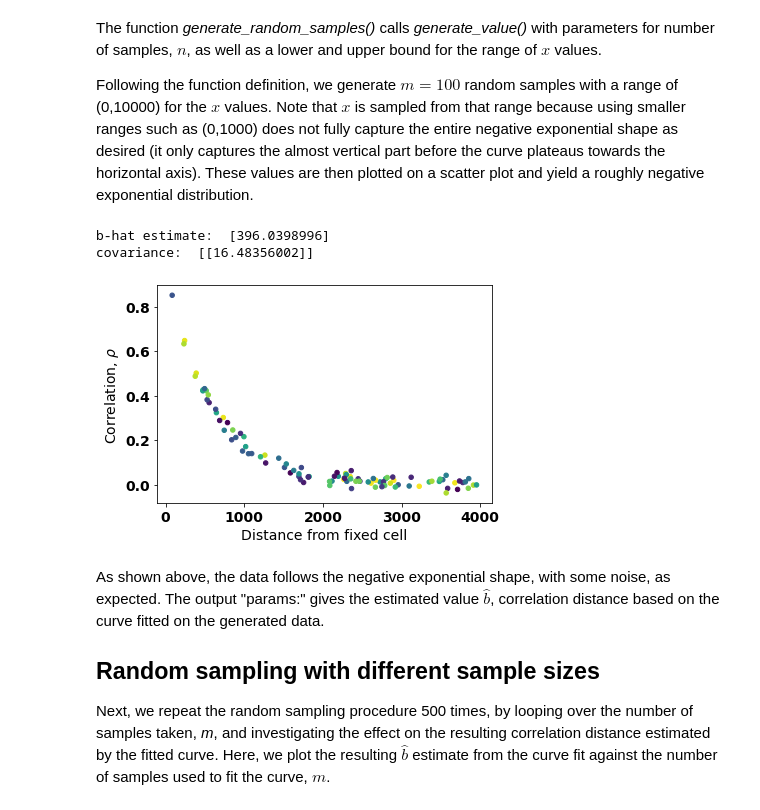
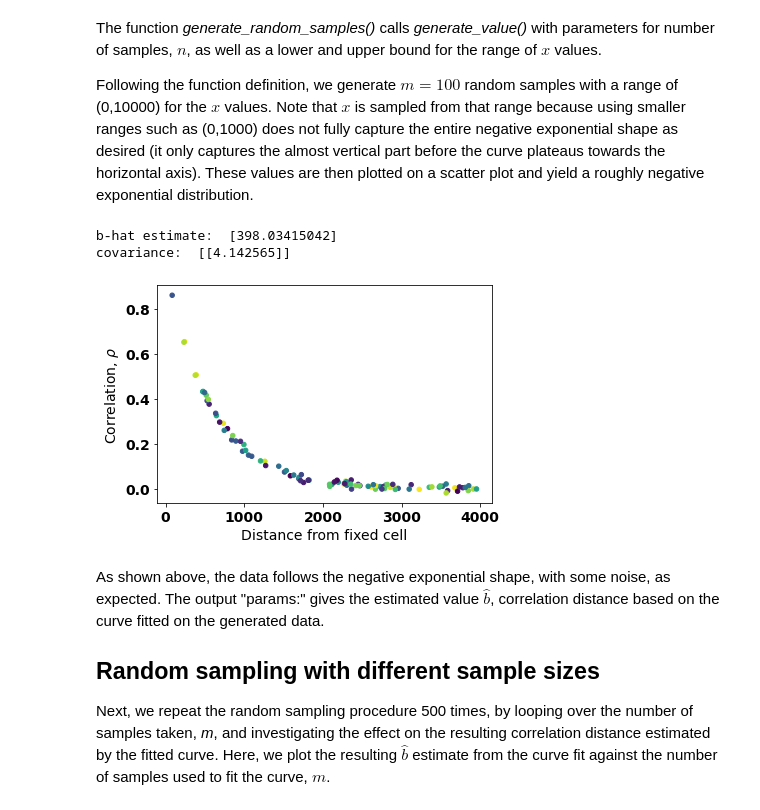
Before and after one commit to mustafa-majid-uu/curvefit_sampling, a Jupyter notebook: sampling.ipynb, the cells around one changed output. Drawn from its saved outputs; the diff is of its cells as text; code cells hidden in the pictures.

```diff
--- a/sampling.ipynb
+++ b/sampling.ipynb
@@ -24,17 +24,17 @@ The following are two of the functions used for the experiment. The first is the
 The second function calls the first to generate a value of $\rho$ for a given $x$ value input. The parameter $b$ is fixed as 500. The noise is simulated by adding a value to $\rho$ that was sampled from a normal distribution with mean = 0 and standard deviation = 0.05. The standard deviation was chosen to be small enough to not cause deviations from the negative exponential curve, but it was big enough to introduce adequate noise in the results.
 # %%
 np.random.seed(0)
-error_val = 0.02
+#error_val = 0.02
 
 #function to calculate correlation (rho) for distance to cell, d, and correlation distance, D
 def cordist(d,D):
     rho = 2**(-d/D)
     return(rho)
 
-#generate correlation value using the function above, with corr. distance fixed  (D=500km). Distance to grid cell, d, is the input parameter.
-def generate_value(d):
+#generate correlation value using the function above, with corr. distance fixed  (D=400km). Distance to grid cell, d, is the input parameter.
+def generate_value(d,err):
     rho = cordist(d,400)
-    rho += np.random.normal(0.0, error_val, 1)[0]  #add random error to rho, taken from a normal distribution with mean = 0 and standard deviation = 0.02
+    rho += np.random.normal(0.0, err, 1)[0]  #add random error to rho, taken from a normal distribution with mean = 0 and standard deviation = 0.02
 
     if rho > 1: #correlation cannot be outside the range [-1,1], so I have chosen to truncate the value in that case.
         rho = 1
@@ -52,32 +52,32 @@ Following the function definition, we generate $m=100$ random samples with a ran
 # %%
 np.random.seed(0)
 
 #a function that generates n random samples, with distance values of a given range
-def generate_random_samples(n,lower_bound,upper_bound):
+def generate_random_samples(n,lower_bound,upper_bound,err):
     x = []
     y = []
     for i in range(n):
         d= np.random.uniform(lower_bound,upper_bound) #generate random distance value from fixed cell as a sample from a uniform distribution, in the range L.B. to U.B.
-        rho = generate_value(d)
+        rho = generate_value(d,err)
         x.append(d)
         y.append(rho)
     return ((x,y))
 
 #Generate scatter plot of distance vs correlation, with random colors to help differentiate overlapping points.
 m = 100 #number of samples
-x,y = generate_random_samples(m,0,4000)
+x,y = generate_random_samples(m,0,4000,0.01)
 plt.figure(0)
 plt.scatter(x,y, c=np.random.rand(len(x)), s=20)
 plt.xlabel("Distance from fixed cell")
 plt.ylabel(r'Correlation, $\rho$')
 #plt.title("Scatter plot of generated distance and correlation values")
 params, covs = optimize.curve_fit(cordist, xdata = x, ydata = y, p0=400) #fit curve with generated data and initial guess for parameter as 500km
 print("b-hat estimate: ", params) #this prints the value of b (corr. distance) estimated from the curve fit on the generated data
 print("covariance: ", covs)
 # %% [output]
-b-hat estimate:  [396.0398996]
-covariance:  [[16.48356002]]
+b-hat estimate:  [398.03415042]
+covariance:  [[4.142565]]
-[figure, old version]
+[figure, new version]
 # %% [markdown]
 As shown above, the data follows the negative exponential shape, with some noise, as expected. The output "params:" gives the estimated value $\hat{b}$, correlation distance based on the curve fitted on the generated data.
 
```
Also changed, not shown: parts of 2 cells of this notebook.
